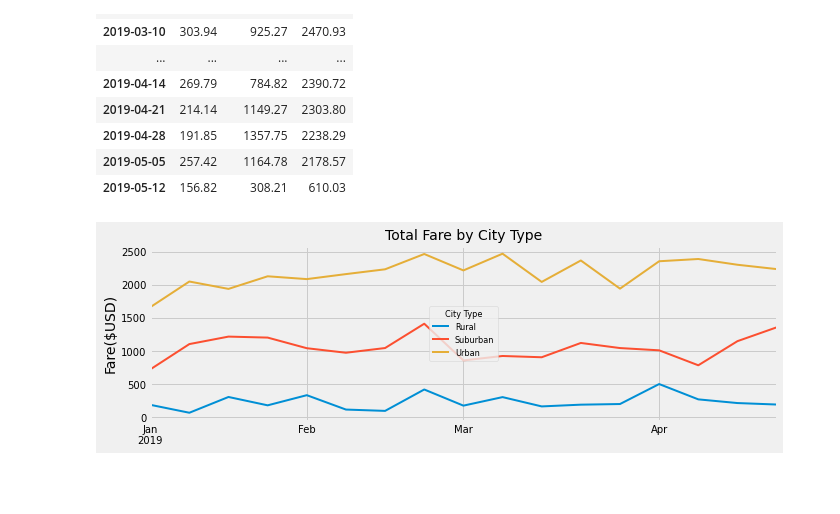
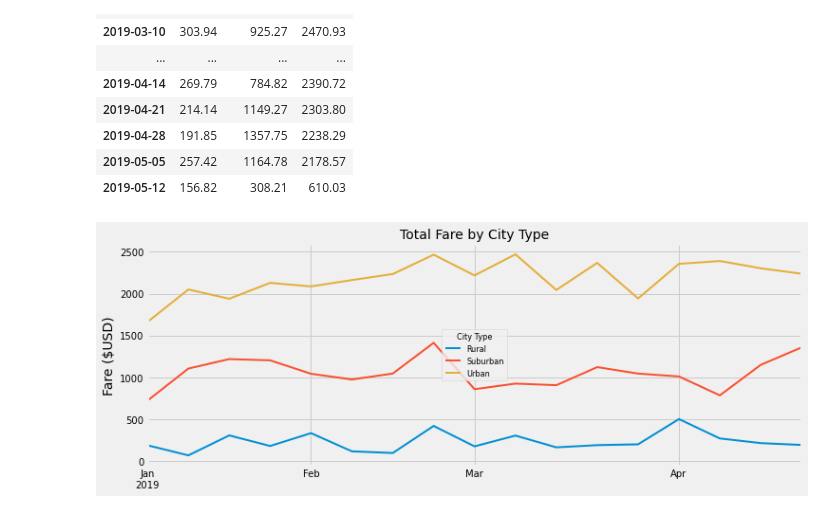
Before and after one commit to TrentBrunson/PyBer_Analysis, a Jupyter notebook: PyBer_Challenge.ipynb, the cells around one changed output. Drawn from its saved outputs; the diff is of its cells as text; code cells hidden in the pictures; blank space fills up the shorter version.

```diff
--- a/PyBer_Challenge.ipynb
+++ b/PyBer_Challenge.ipynb
@@ -394,23 +365,23 @@ weekly_table
 | 2019-05-12 | 156.82 | 308.21 | 610.03 |
 # %%
 # Plot results using object-oriented interface method
+plt.style.use('fivethirtyeight')
 ax = plt.gca()
-weekly_table.plot(ax=ax, figsize=(10,3), linewidth= 2)
-#weekly_table.plot(ax=ax, figsize=(10,3), linewidth= 6)
-ax.set_ylabel('Fare($USD)',fontsize=14)
+weekly_table.plot(ax=ax, figsize=(11,4), linewidth= 2)
+ax.set_ylabel('Fare ($USD)',fontsize=14)
 ax.set_xlabel("",fontsize=14)
 ax.set_title('Total Fare by City Type',fontsize=14)
 ax.set_xlim(pd.Timestamp('2019-01-01'), pd.Timestamp('2019-04-28'))
 ax.tick_params(axis="x", labelsize=10)
 ax.tick_params(axis="y", labelsize=10)
 
 #format legend
 leg = ax.legend(fontsize = 'xx-small', loc='center')
 leg.set_title("City Type", prop = {'size':'xx-small'})
 
 # Save the figure.
 plt.savefig("analysis/Challenge_Chart.png")
 
 plt.show()
 # %% [output]
-[figure, old version]
+[figure, new version]
```
Also changed, not shown: parts of 6 cells of this notebook, 1 other file.
